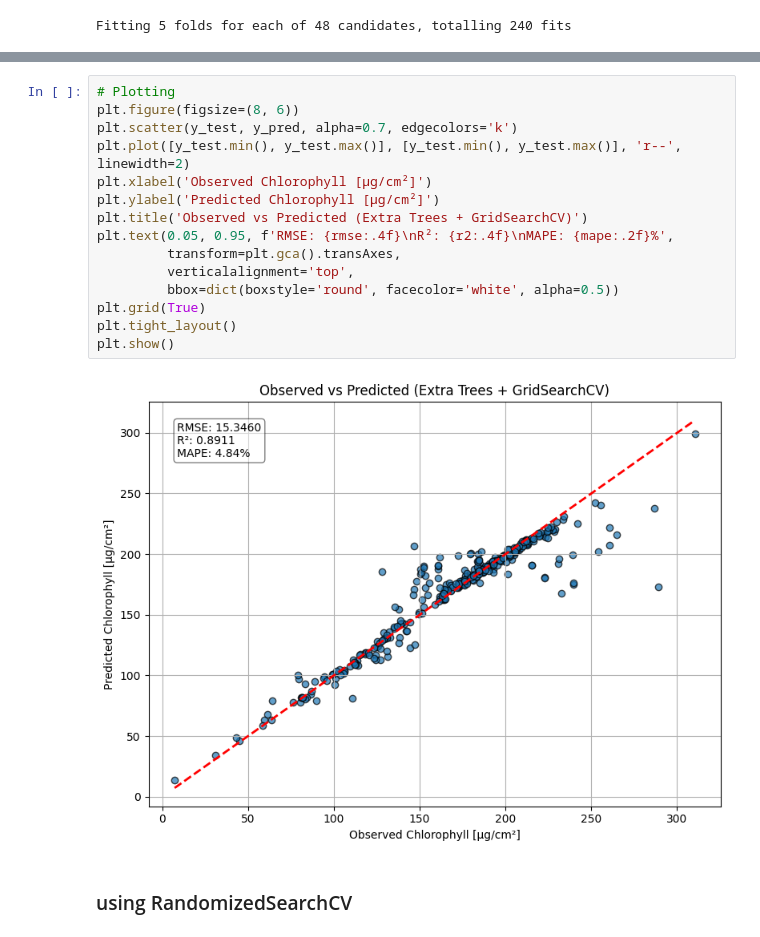
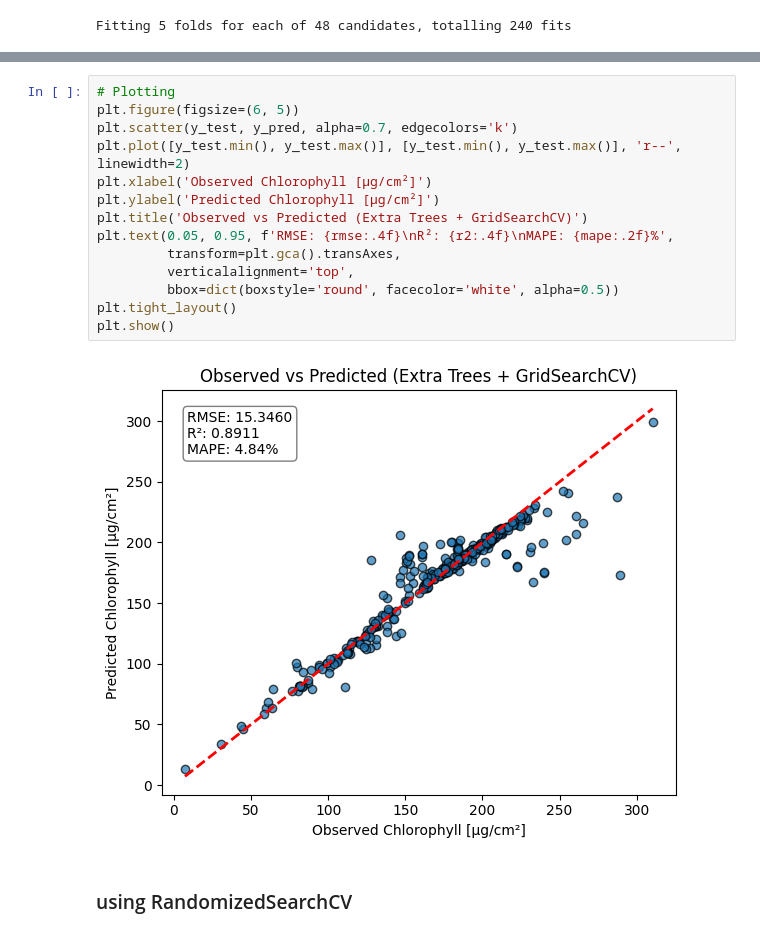
Before and after one commit to haricharnbytes/Chlorophyll_prediction, a Jupyter notebook: chlorophyll.ipynb, the cells around one changed output, grey strips where cells are left out. Drawn from its saved outputs; the diff is of its cells as text.

Commit message:
plotting changes in ET

```diff
--- a/chlorophyll.ipynb
+++ b/chlorophyll.ipynb
@@ -822,20 +805,19 @@ ARVI: 0.0332
 # %%
 # Plotting
-plt.figure(figsize=(8, 6))
+plt.figure(figsize=(6, 5))
 plt.scatter(y_test, y_pred, alpha=0.7, edgecolors='k')
 plt.plot([y_test.min(), y_test.max()], [y_test.min(), y_test.max()], 'r--', linewidth=2)
 plt.xlabel('Observed Chlorophyll [µg/cm²]')
 plt.ylabel('Predicted Chlorophyll [µg/cm²]')
 plt.title('Observed vs Predicted (Extra Trees + GridSearchCV)')
 plt.text(0.05, 0.95, f'RMSE: {rmse:.4f}\nR²: {r2:.4f}\nMAPE: {mape:.2f}%',
          transform=plt.gca().transAxes,
          verticalalignment='top',
          bbox=dict(boxstyle='round', facecolor='white', alpha=0.5))
-plt.grid(True)
 plt.tight_layout()
 plt.show()
 # %% [output]
-[figure, old version]
+[figure, new version]
 # %% [markdown]
 ### using RandomizedSearchCV
 # %%
```
Also changed, not shown: parts of 3 cells of this notebook.
